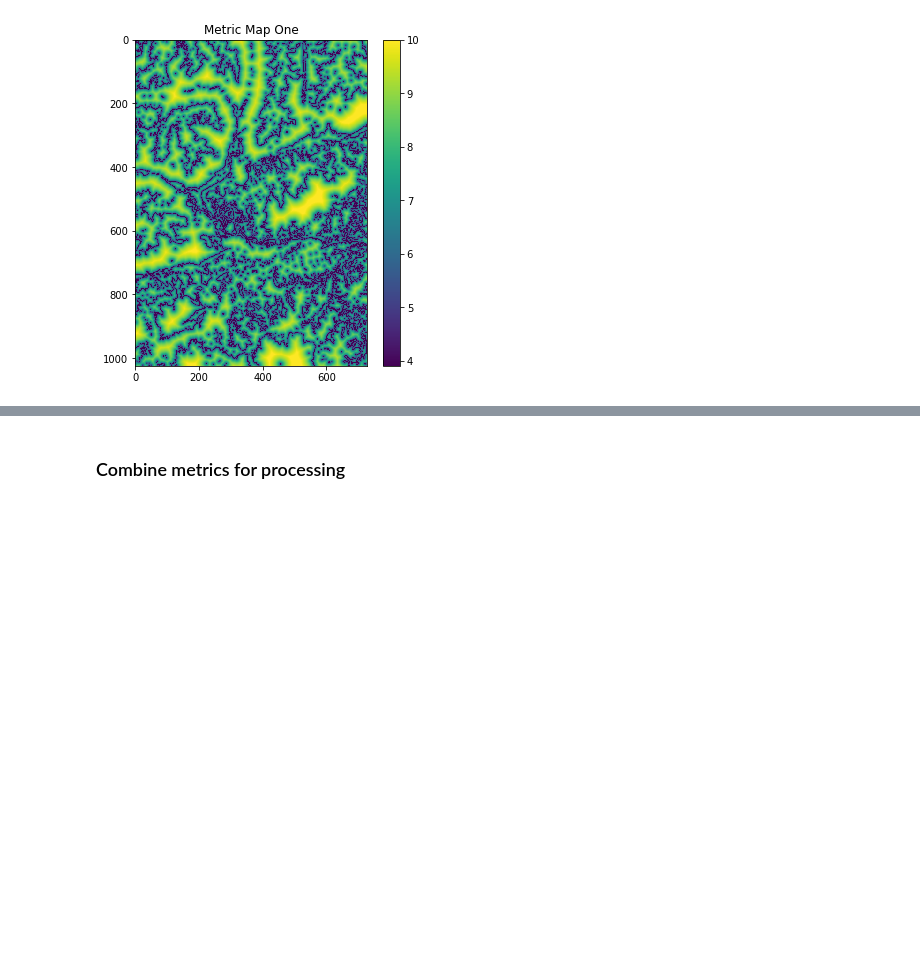
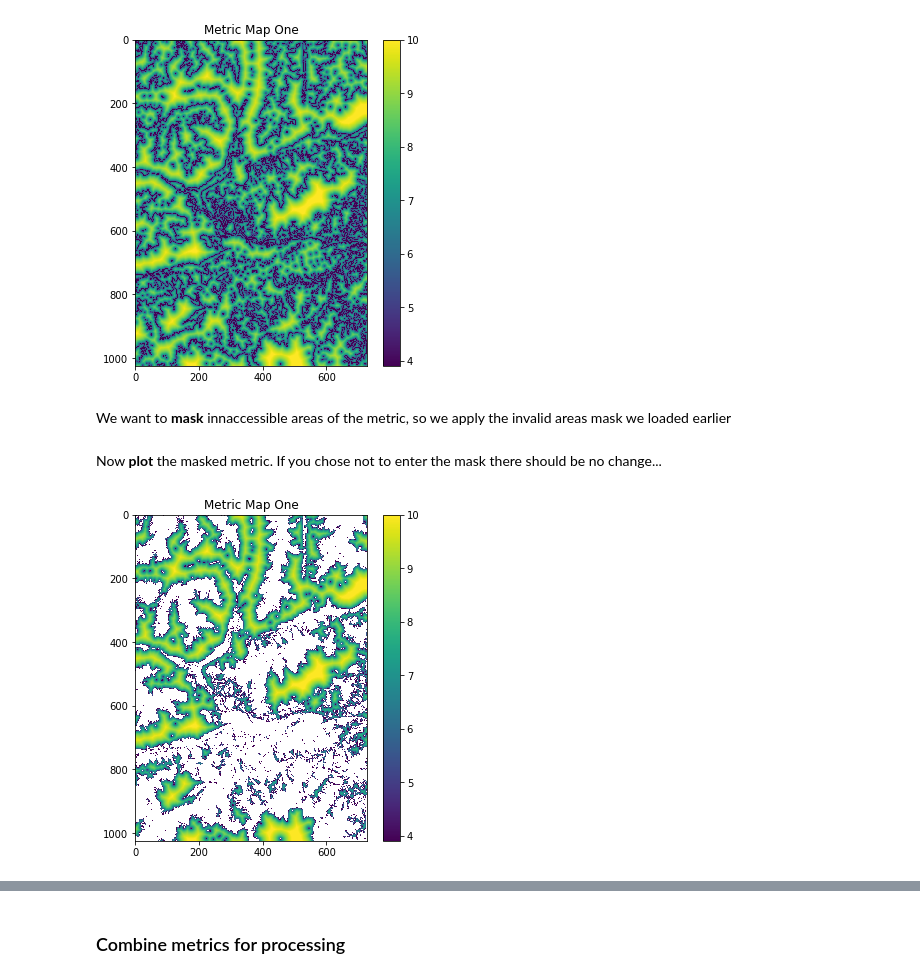
Before and after one commit to EllieBowler/optimising-sample-designs, a Jupyter notebook: demo-uniform-design-Copy1.ipynb, the cells around one changed output, grey strips where cells are left out. Drawn from its saved outputs; the diff is of its cells as text; code cells hidden in the pictures; blank space fills up the shorter version.

```diff
--- a/demo-uniform-design-Copy1.ipynb
+++ b/demo-uniform-design-Copy1.ipynb
@@ -123,3 +170,5 @@ cbar = plt.colorbar()
 plt.show()
 # %% [output]
 [figure]
+# %% [markdown]
+We want to **mask** innaccessible areas of the metric, so we apply the invalid areas mask we loaded earlier
@@ -126 +177,11 @@ plt.show()
+# %% [markdown]
+Now **plot** the masked metric. If you chose not to enter the mask there should be no change...
+# %%
+plt.figure(figsize=(6, 6))
+plt.imshow(metric1_mask)
+plt.title('Metric Map One')
+cbar = plt.colorbar()
+plt.show()
+# %% [output]
+[figure, added]
 # %% [markdown]
```
Also changed, not shown: parts of 44 cells of this notebook.
